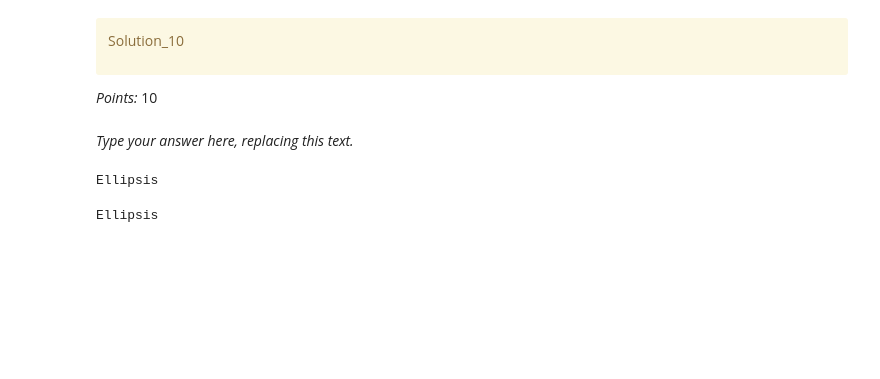
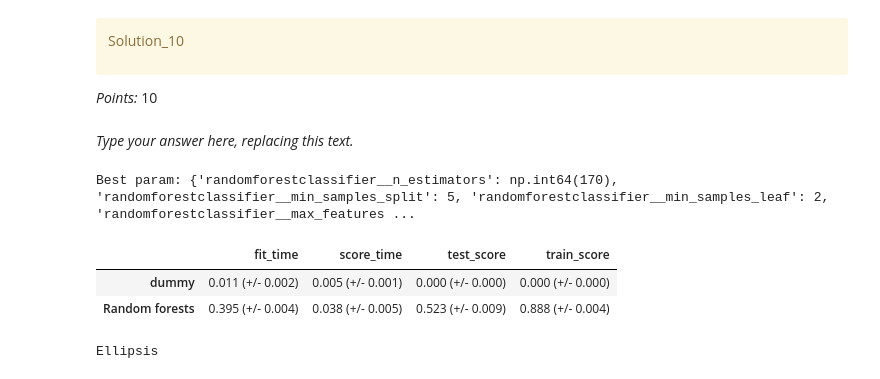
Before and after one commit to LegendWeasel/cpsc330-hw5, a Jupyter notebook: hw5.ipynb, the cells around one changed output. Cells and saved outputs as stored; diff of their text form; code cells hidden in the pictures; blank space fills up the shorter version.

```diff
--- a/hw5.ipynb
+++ b/hw5.ipynb
@@ -442,0 +444,4 @@ n_new_cols = transformed_df.shape[1] - X_train.shape[1]
+# %%
+transformed_df = preprocessor.fit_transform(X_train)
+transformed_df = pd.DataFrame(transformed_df, columns=preprocessor.get_feature_names_out())
+print(transformed_df.head())
@@ -691,0 +743,5 @@ Ellipsis
+# %%
+rfe_cv = RFECV(LogisticRegression(max_iter=2000), cv=10, scoring="recall")
+rfe_cv.fit(transformed_df, y_train)
+print(rfe_cv.ranking_)
+print(transformed_df.columns[rfe_cv.support_])
@@ -720,10 +798,42 @@ Solution_10
 _Points:_ 10
 # %% [markdown]
 _Type your answer here, replacing this text._
-# %%
-...
-# %% [output]
-Ellipsis
+# %%
+# Adapted from lecture 12
+from sklearn.ensemble import RandomForestClassifier
+
+param_dist = {
+    'randomforestclassifier__n_estimators': np.arange(10, 200, 10),
+    'randomforestclassifier__max_features': ['sqrt', 'log2'],
+    'randomforestclassifier__max_depth': [5, 10, 15, 20, 25],
+    'randomforestclassifier__min_samples_split': [5, 10, 20],
+    'randomforestclassifier__min_samples_leaf': [2, 5, 10],
+}
+
+pipe_rf = make_pipeline(
+    preprocessor,
+    RandomForestClassifier(
+        n_jobs=-1,
+        random_state=123,
+        bootstrap=True,
+        class_weight="balanced"
+    ),
+)
+
+random_search = RandomizedSearchCV(pipe_rf, param_distributions=param_dist, n_iter=50, cv=5, random_state=123, n_jobs=-1)
+random_search.fit(X_train,y_train)
+best_param = random_search.best_params_
+print("Best param:", best_param)
+results_dict["Random forests"] = mean_std_cross_val_scores(
+    random_search.best_estimator_, X_train, y_train, return_train_score=True
+)
+results_df = pd.DataFrame(results_dict).T
+results_df
+# %% [output]
+Best param: {'randomforestclassifier__n_estimators': np.int64(170), 'randomforestclassifier__min_samples_split': 5, 'randomforestclassifier__min_samples_leaf': 2, 'randomforestclassifier__max_features ...
+|  | fit_time | score_time | test_score | train_score |
+| dummy | 0.011 (+/- 0.002) | 0.005 (+/- 0.001) | 0.000 (+/- 0.000) | 0.000 (+/- 0.000) |
+| Random forests | 0.395 (+/- 0.004) | 0.038 (+/- 0.005) | 0.523 (+/- 0.009) | 0.888 (+/- 0.004) |
 # %%
 ...
 # %% [output]
```
Also changed, not shown: parts of 18 cells of this notebook, 1 other file.
